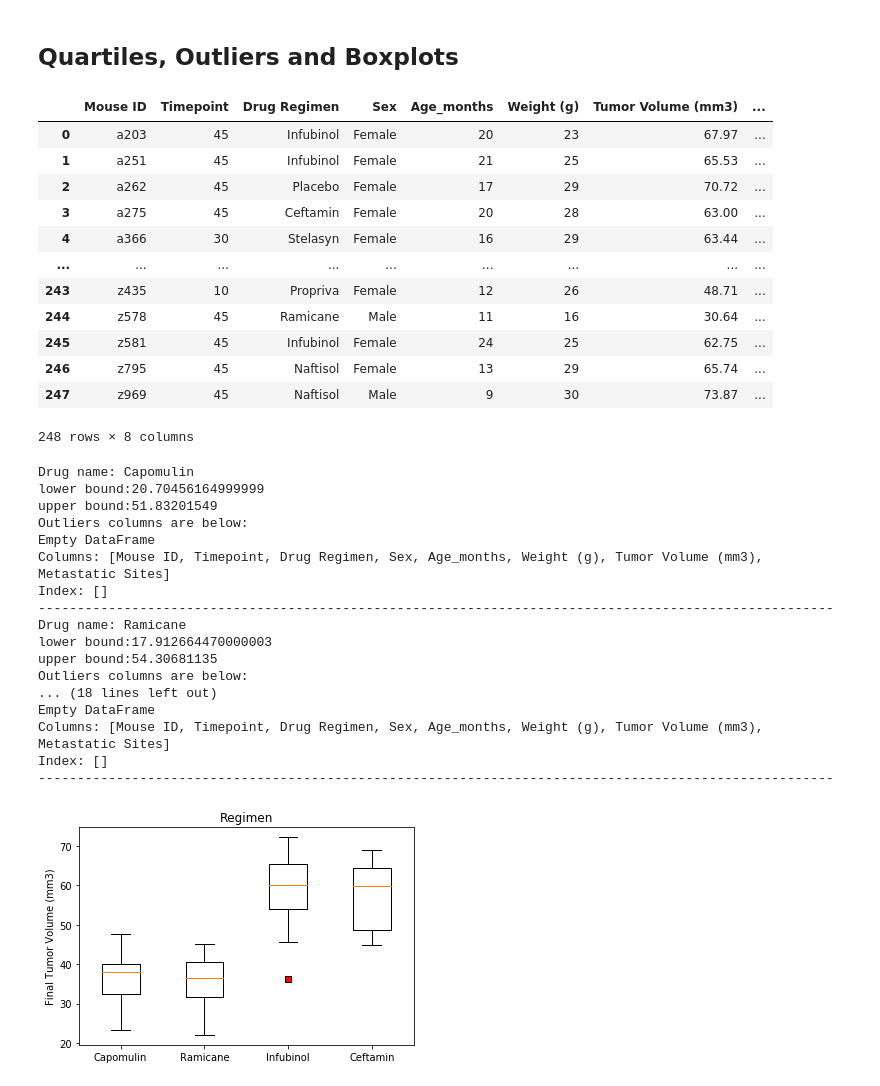
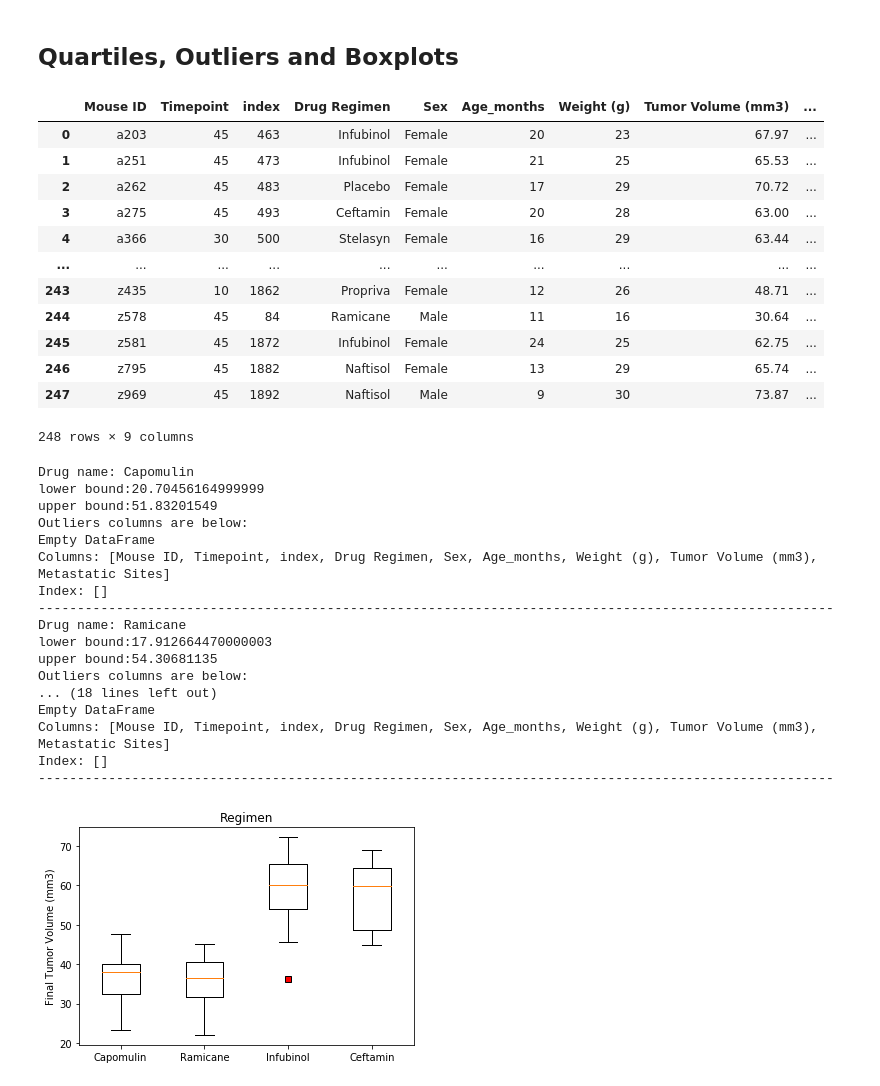
Before and after one commit to Navyhoang/Matplotlib-Challenge, a Jupyter notebook: Pymaceuticals/pymaceuticals.ipynb, the cells around one changed output. Drawn from its saved outputs; the diff is of its cells as text; code cells hidden in the pictures.

```diff
--- a/Pymaceuticals/pymaceuticals.ipynb
+++ b/Pymaceuticals/pymaceuticals.ipynb
@@ -70,9 +63,11 @@ Duplicated mice ID: ['g989']
 # %%
 # Create a clean DataFrame by dropping the duplicate mouse by its ID.
 #Alternative: clean_df = merged_df.drop_duplicates(subset =["Mouse ID", "Timepoint"], keep=False)
-clean_df = merged_df.loc[merged_df['Mouse ID'] != 'g989']
+clean_df = merged_df.loc[merged_df['Mouse ID'] != duplicate_miceID[0]].reset_index()
 
+print(f"Rows count before dropping:")
 print(merged_df.count())
 print(f"---------------------------------------------")
+print(f"Rows count after dropping:")
 print(clean_df.count())
 # %% [output]
@@ -255,38 +213,36 @@ plt.show()
 # %%
 # Calculate the final tumor volume of each mouse across four of the treatment regimens:
 # Capomulin, Ramicane, Infubinol, and Ceftamin
 
 latest_tumourV = []
 
 # Start by getting the last (greatest) timepoint for each mouse
 latest_timepoint = clean_df.groupby(["Mouse ID"])["Timepoint"].max()
 
 
 # Merge this group df with the original dataframe to get the tumor volume at the last timepoint
 mouse_id_list = latest_timepoint.index.values
 latest_timepoint_list = latest_timepoint.values
 
 df = pd.DataFrame({
                 "Mouse ID": mouse_id_list,
                 "Timepoint": latest_timepoint_list
                 })
 
-df
-
 merge_df = pd.merge(df, clean_df, on=["Mouse ID","Timepoint"], how="left")
 
 merge_df
 # %% [output]
-|  | Mouse ID | Timepoint | Drug Regimen | Sex | Age_months | Weight (g) | Tumor Volume (mm3) | ... |
-| 0 | a203 | 45 | Infubinol | Female | 20 | 23 | 67.97 | ... |
-| 1 | a251 | 45 | Infubinol | Female | 21 | 25 | 65.53 | ... |
-| 2 | a262 | 45 | Placebo | Female | 17 | 29 | 70.72 | ... |
-| 3 | a275 | 45 | Ceftamin | Female | 20 | 28 | 63.00 | ... |
-| 4 | a366 | 30 | Stelasyn | Female | 16 | 29 | 63.44 | ... |
-| ... | ... | ... | ... | ... | ... | ... | ... | ... |
-| 243 | z435 | 10 | Propriva | Female | 12 | 26 | 48.71 | ... |
-| 244 | z578 | 45 | Ramicane | Male | 11 | 16 | 30.64 | ... |
-| 245 | z581 | 45 | Infubinol | Female | 24 | 25 | 62.75 | ... |
-| 246 | z795 | 45 | Naftisol | Female | 13 | 29 | 65.74 | ... |
-| 247 | z969 | 45 | Naftisol | Male | 9 | 30 | 73.87 | ... |
+|  | Mouse ID | Timepoint | index | Drug Regimen | Sex | Age_months | Weight (g) | Tumor Volume (mm3) | ... |
+| 0 | a203 | 45 | 463 | Infubinol | Female | 20 | 23 | 67.97 | ... |
+| 1 | a251 | 45 | 473 | Infubinol | Female | 21 | 25 | 65.53 | ... |
+| 2 | a262 | 45 | 483 | Placebo | Female | 17 | 29 | 70.72 | ... |
+| 3 | a275 | 45 | 493 | Ceftamin | Female | 20 | 28 | 63.00 | ... |
+| 4 | a366 | 30 | 500 | Stelasyn | Female | 16 | 29 | 63.44 | ... |
+| ... | ... | ... | ... | ... | ... | ... | ... | ... | ... |
+| 243 | z435 | 10 | 1862 | Propriva | Female | 12 | 26 | 48.71 | ... |
+| 244 | z578 | 45 | 84 | Ramicane | Male | 11 | 16 | 30.64 | ... |
+| 245 | z581 | 45 | 1872 | Infubinol | Female | 24 | 25 | 62.75 | ... |
+| 246 | z795 | 45 | 1882 | Naftisol | Female | 13 | 29 | 65.74 | ... |
+| 247 | z969 | 45 | 1892 | Naftisol | Male | 9 | 30 | 73.87 | ... |
-248 rows × 8 columns
+248 rows × 9 columns
@@ -333,7 +286,7 @@ lower bound:20.70456164999999
 upper bound:51.83201549
 Outliers columns are below:
 Empty DataFrame
-Columns: [Mouse ID, Timepoint, Drug Regimen, Sex, Age_months, Weight (g), Tumor Volume (mm3), Metastatic Sites]
+Columns: [Mouse ID, Timepoint, index, Drug Regimen, Sex, Age_months, Weight (g), Tumor Volume (mm3), Metastatic Sites]
 Index: []
 ------------------------------------------------------------------------------------------------------
 Drug name: Ramicane
@@ -342,7 +295,7 @@ upper bound:54.30681135
 Outliers columns are below:
 ... (18 lines left out)
 Empty DataFrame
-Columns: [Mouse ID, Timepoint, Drug Regimen, Sex, Age_months, Weight (g), Tumor Volume (mm3), Metastatic Sites]
+Columns: [Mouse ID, Timepoint, index, Drug Regimen, Sex, Age_months, Weight (g), Tumor Volume (mm3), Metastatic Sites]
 Index: []
 ------------------------------------------------------------------------------------------------------
 # %%
```
Also changed, not shown: parts of 24 cells of this notebook.
